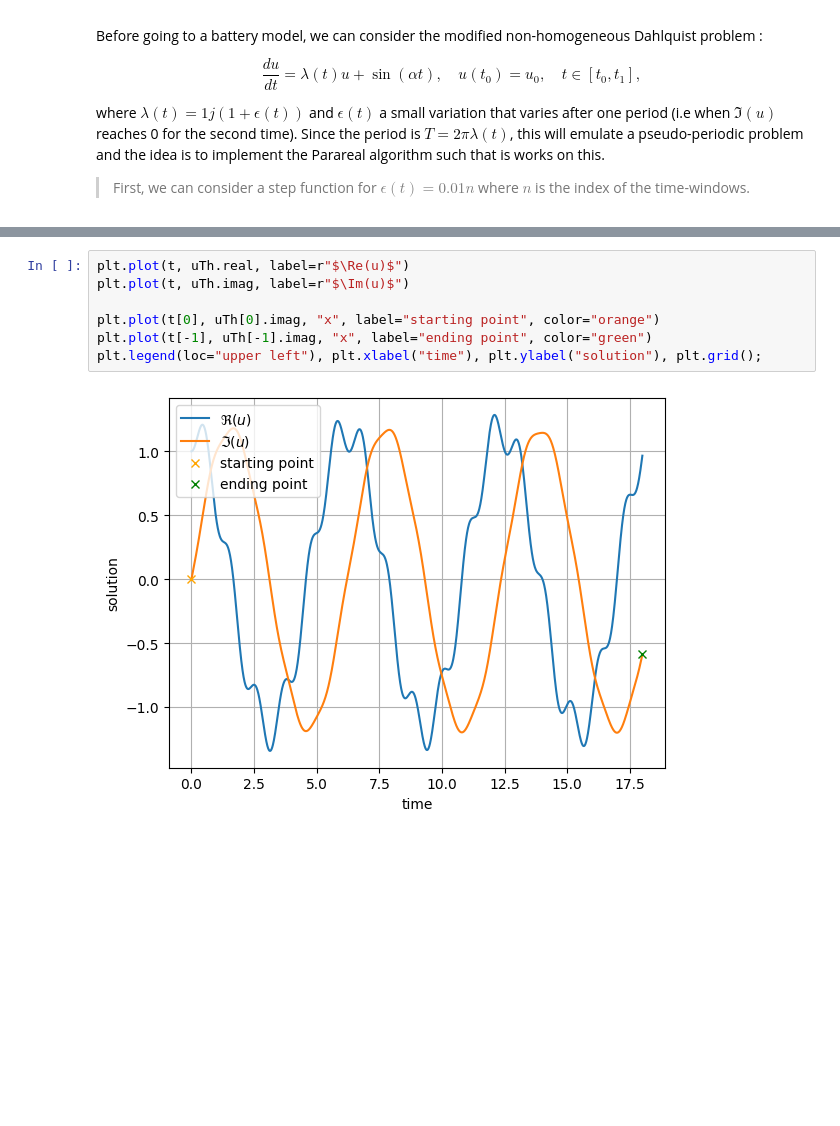
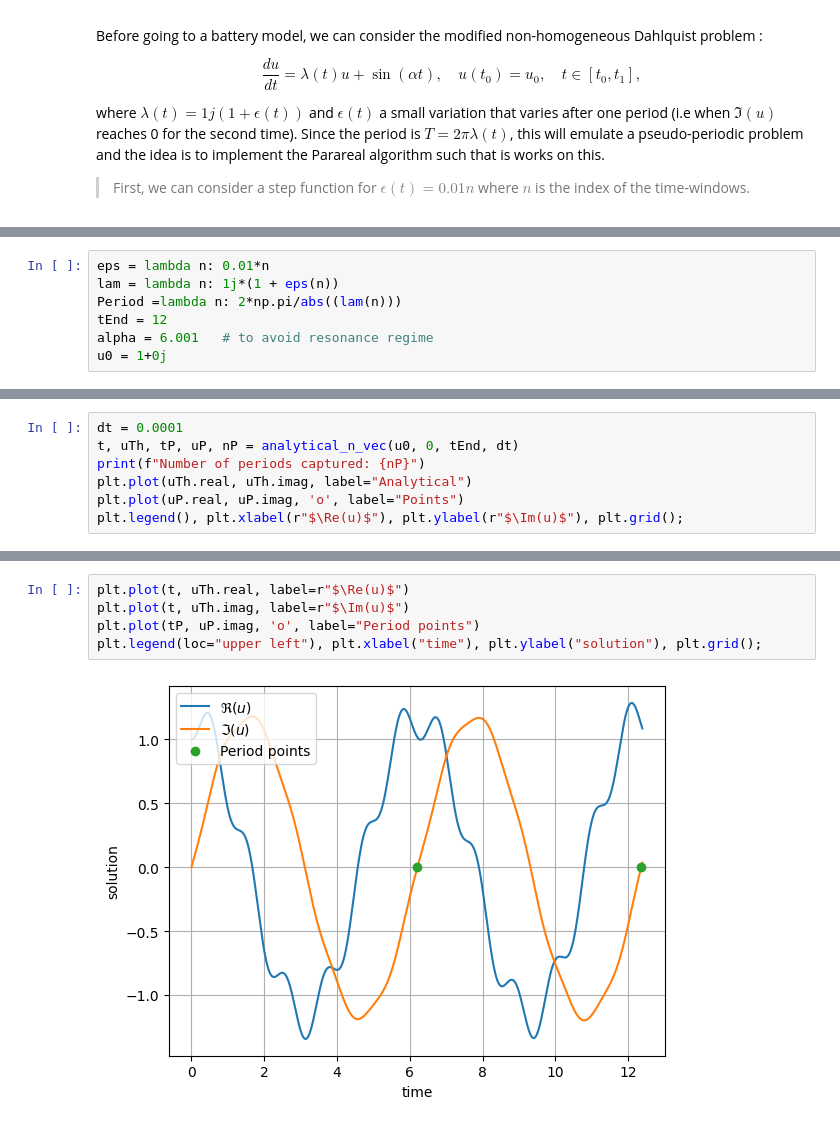
Before and after one commit to github-mathe/PinT-LIB, a Jupyter notebook: scripts/notebooks/dahlquist.ipynb, the cells around one changed output, grey strips where cells are left out. Cells and saved outputs as stored; diff of their text form; blank space fills up the shorter version.

```diff
--- a/scripts/notebooks/dahlquist.ipynb
+++ b/scripts/notebooks/dahlquist.ipynb
@@ -345 +315,8 @@ Since the period is $T=2\pi\lambda(t)$, this will emulate a pseudo-periodic prob
+# %%
+eps = lambda n: 0.01*n
+lam = lambda n: 1j*(1 + eps(n))
+Period =lambda n: 2*np.pi/abs((lam(n)))
+tEnd = 12
+alpha = 6.001   # to avoid resonance regime
+u0 = 1+0j
 # %%
@@ -402,0 +358,7 @@ plt.legend(), plt.xlabel(r"$\Re(u)$"), plt.ylabel(r"$\Im(u)$"), plt.grid();
+# %%
+dt = 0.0001
+t, uTh, tP, uP, nP = analytical_n_vec(u0, 0, tEnd, dt)
+print(f"Number of periods captured: {nP}")
+plt.plot(uTh.real, uTh.imag, label="Analytical")
+plt.plot(uP.real, uP.imag, 'o', label="Points")
+plt.legend(), plt.xlabel(r"$\Re(u)$"), plt.ylabel(r"$\Im(u)$"), plt.grid();
@@ -403,9 +368,7 @@ plt.legend(), plt.xlabel(r"$\Re(u)$"), plt.ylabel(r"$\Im(u)$"), plt.grid();
 # %%
 plt.plot(t, uTh.real, label=r"$\Re(u)$")
 plt.plot(t, uTh.imag, label=r"$\Im(u)$")
-
-plt.plot(t[0], uTh[0].imag, "x", label="starting point", color="orange")
-plt.plot(t[-1], uTh[-1].imag, "x", label="ending point", color="green")
+plt.plot(tP, uP.imag, 'o', label="Period points")
 plt.legend(loc="upper left"), plt.xlabel("time"), plt.ylabel("solution"), plt.grid();
 # %% [output]
-[figure, old version]
+[figure, new version]
```
Also changed, not shown: parts of 24 cells of this notebook.
